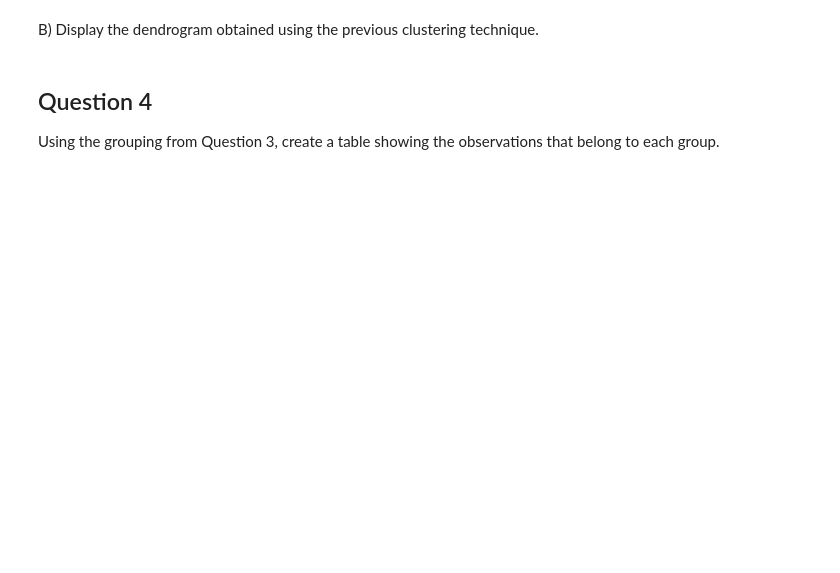
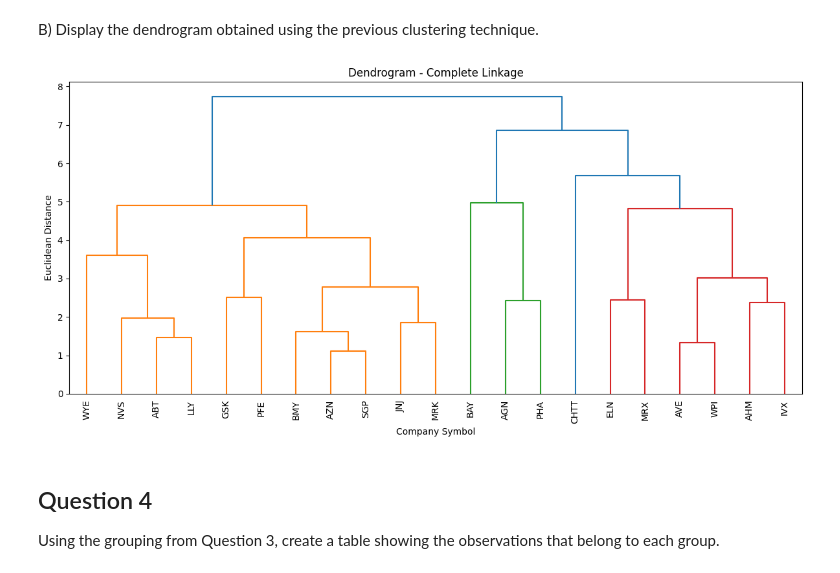
Before and after one commit to william-monroy/mem-estadistics, a Jupyter notebook: activity2.ipynb, the cells around one changed output. Saved outputs shown, nothing was run; the diff lists cells and outputs as text; code cells hidden in the pictures; blank space fills up the shorter version.

```diff
--- a/activity2.ipynb
+++ b/activity2.ipynb
@@ -200,3 +214,16 @@ data_with_clusters.head()
 ### Question 3
 
 A) Apply the **hierarchical clustering technique** with a "Complete" linkage to detect 6 groups of observations.
+# %%
+from scipy.cluster.hierarchy import fcluster
+
+# 1) Matriz de enlace jerárquico con criterio Complete
+linked = linkage(Xs_predictors, method='complete', metric='euclidean')
+
+# 2) Cortamos el dendrograma para obtener exactamente 6 grupos
+hierarchical_clusters = fcluster(linked, t=6, criterion='maxclust')
+
+data_hierarchical = data.copy()
+data_hierarchical['Hierarchical_Cluster'] = hierarchical_clusters
+
+data_hierarchical[['Symbol', 'Name', 'Hierarchical_Cluster']].sort_values('Hierarchical_Cluster')
@@ -203,5 +248,15 @@ A) Apply the **hierarchical clustering technique** with a "Complete" linkage to
 # %% [markdown]
 B) Display the dendrogram obtained using the previous clustering technique.
+# %%
+plt.figure(figsize=(12, 6))
+dendrogram(linked, labels=data['Symbol'].values, leaf_rotation=90)
+plt.title('Dendrogram - Complete Linkage')
+plt.xlabel('Company Symbol')
+plt.ylabel('Euclidean Distance')
+plt.tight_layout()
+plt.show()
+# %% [output]
+[figure, added]
 # %% [markdown]
 ## Question 4
 
```
Also changed, not shown: parts of 16 cells of this notebook, 2 other files.
